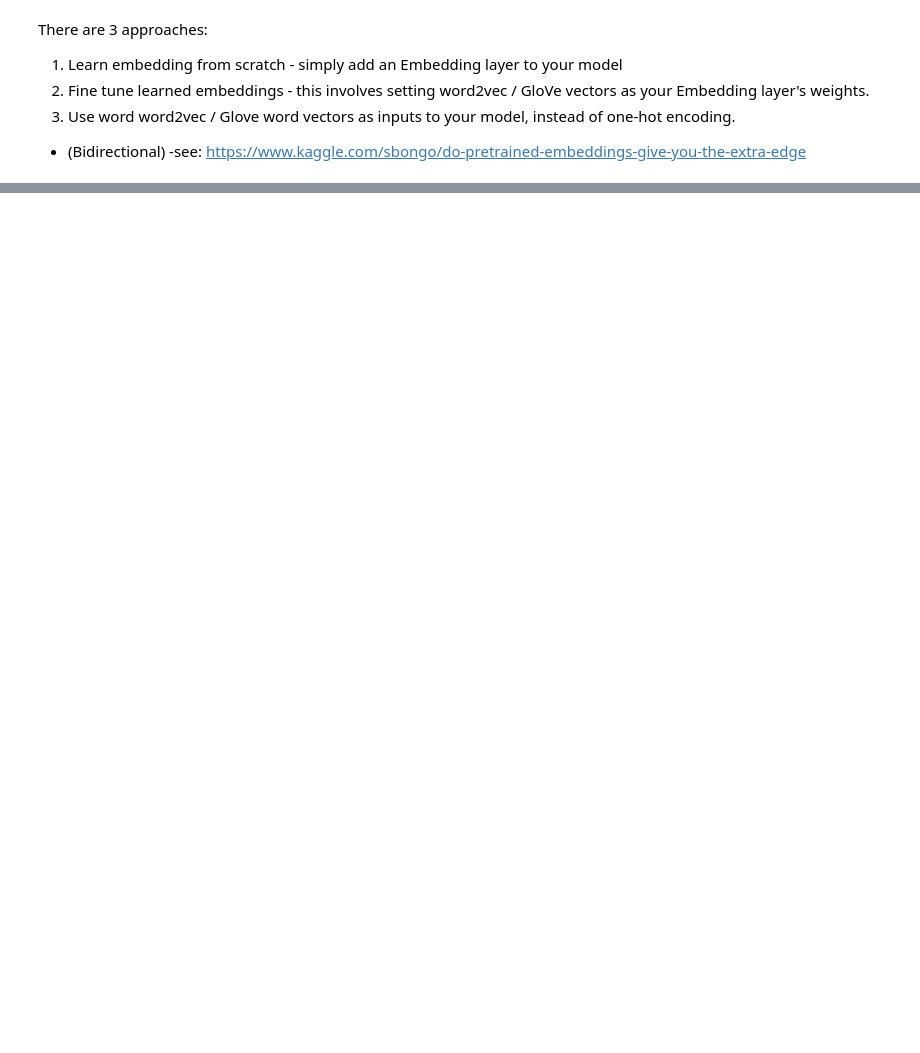
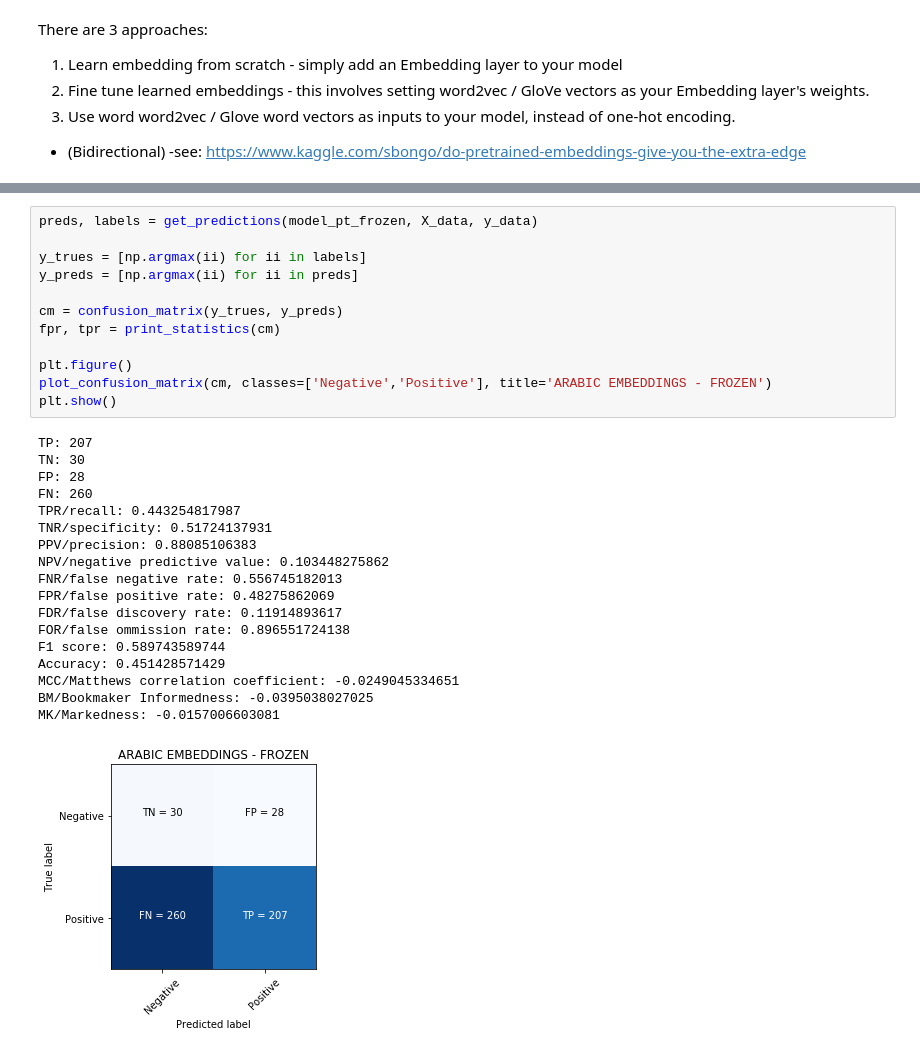
Before and after one commit to zdmc23/sentiment-analysis-arabic, a Jupyter notebook: LSTM.ipynb, the cells around one changed output, grey strips where cells are left out. Cells and saved outputs as stored; diff of their text form; blank space fills up the shorter version.

```diff
--- a/LSTM.ipynb
+++ b/LSTM.ipynb
@@ -433,0 +641,31 @@ for ii in range(len(X_erik)):
+# %%
+preds, labels = get_predictions(model_pt_frozen, X_data, y_data)
+
+y_trues = [np.argmax(ii) for ii in labels]
+y_preds = [np.argmax(ii) for ii in preds]
+
+cm = confusion_matrix(y_trues, y_preds)
+fpr, tpr = print_statistics(cm)
+
+plt.figure()
+plot_confusion_matrix(cm, classes=['Negative','Positive'], title='ARABIC EMBEDDINGS - FROZEN')
+plt.show()
+# %% [output]
+TP: 207
+TN: 30
+FP: 28
+FN: 260
+TPR/recall: 0.443254817987
+TNR/specificity: 0.51724137931
+PPV/precision: 0.88085106383
+NPV/negative predictive value: 0.103448275862
+FNR/false negative rate: 0.556745182013
+FPR/false positive rate: 0.48275862069
+FDR/false discovery rate: 0.11914893617
+FOR/false ommission rate: 0.896551724138
+F1 score: 0.589743589744
+Accuracy: 0.451428571429
+MCC/Matthews correlation coefficient: -0.0249045334651
+BM/Bookmaker Informedness: -0.0395038027025
+MK/Markedness: -0.0157006603081
+[figure, added]
```
Also changed, not shown: parts of 41 cells of this notebook.
